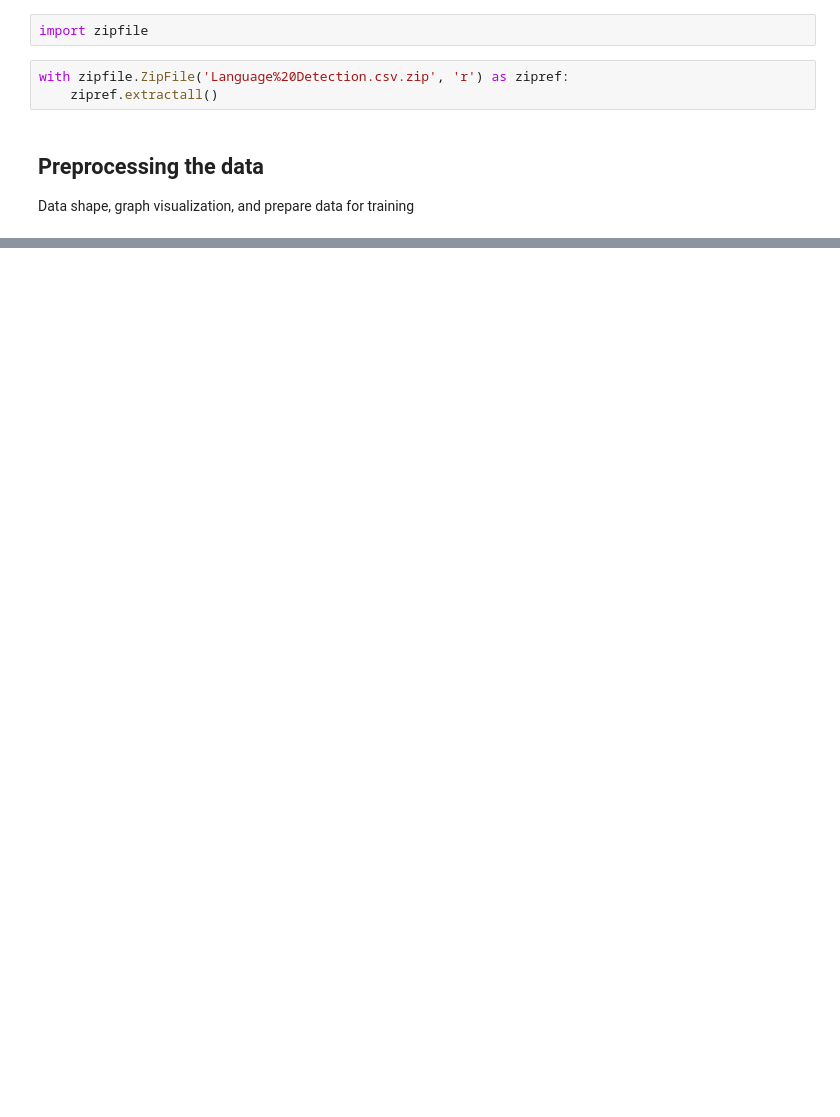
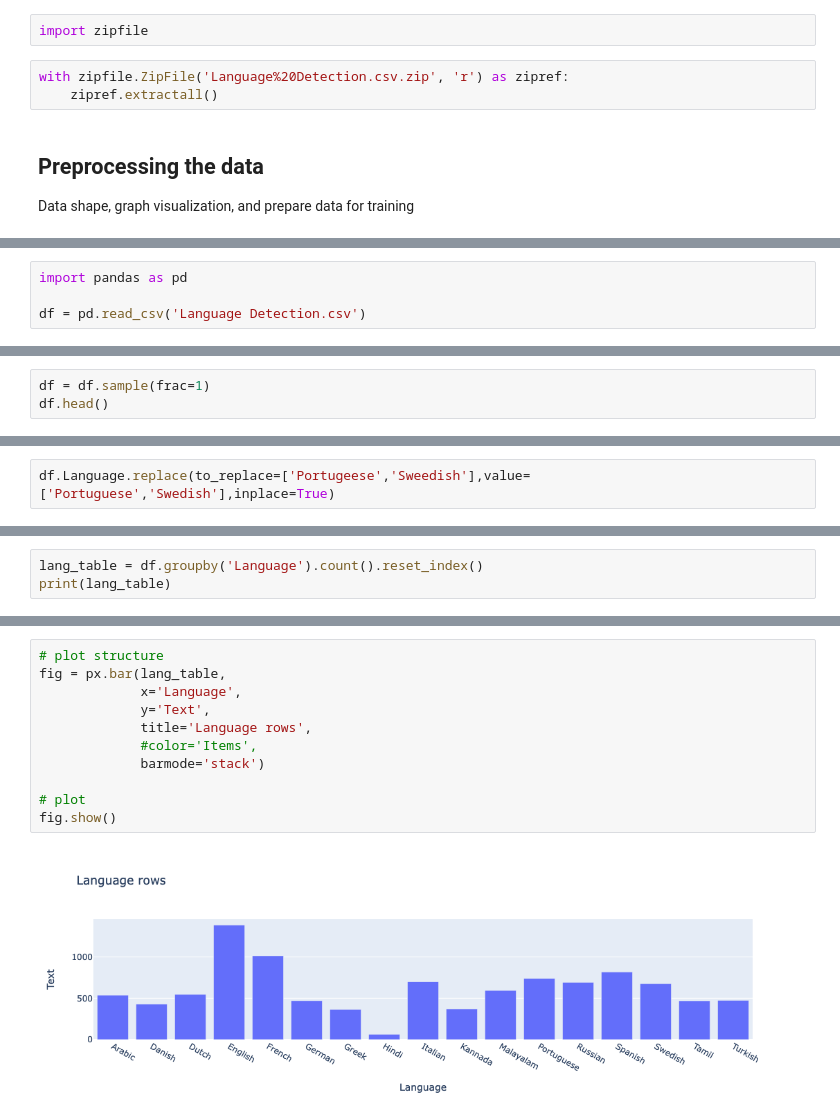
Before and after one commit to AshleyZhao/AshleyZhao.github.io, a Jupyter notebook: Code samples/Data Science/LLM/Language Detection.ipynb, the cells around one changed output, grey strips where cells are left out. Drawn from its saved outputs; the diff is of its cells as text; blank space fills up the shorter version.

```diff
--- a/Code samples/Data Science/LLM/Language Detection.ipynb
+++ b/Code samples/Data Science/LLM/Language Detection.ipynb
@@ -69,0 +66,4 @@ Data shape, graph visualization, and prepare data for training
+# %%
+import pandas as pd
+
+df = pd.read_csv('Language Detection.csv')
@@ -69,0 +79,3 @@ Data shape, graph visualization, and prepare data for training
+# %%
+df = df.sample(frac=1)
+df.head()
@@ -69,0 +89,2 @@ Data shape, graph visualization, and prepare data for training
+# %%
+df.Language.replace(to_replace=['Portugeese','Sweedish'],value=['Portuguese','Swedish'],inplace=True)
@@ -69,0 +99,3 @@ Data shape, graph visualization, and prepare data for training
+# %%
+lang_table = df.groupby('Language').count().reset_index()
+print(lang_table)
@@ -69,0 +121,13 @@ Data shape, graph visualization, and prepare data for training
+# %%
+# plot structure
+fig = px.bar(lang_table,
+             x='Language',
+             y='Text',
+             title='Language rows',
+             #color='Items',
+             barmode='stack')
+
+# plot
+fig.show()
+# %% [output]
+[figure, added]
```
Also changed, not shown: parts of 10 cells of this notebook, 1 other file.
